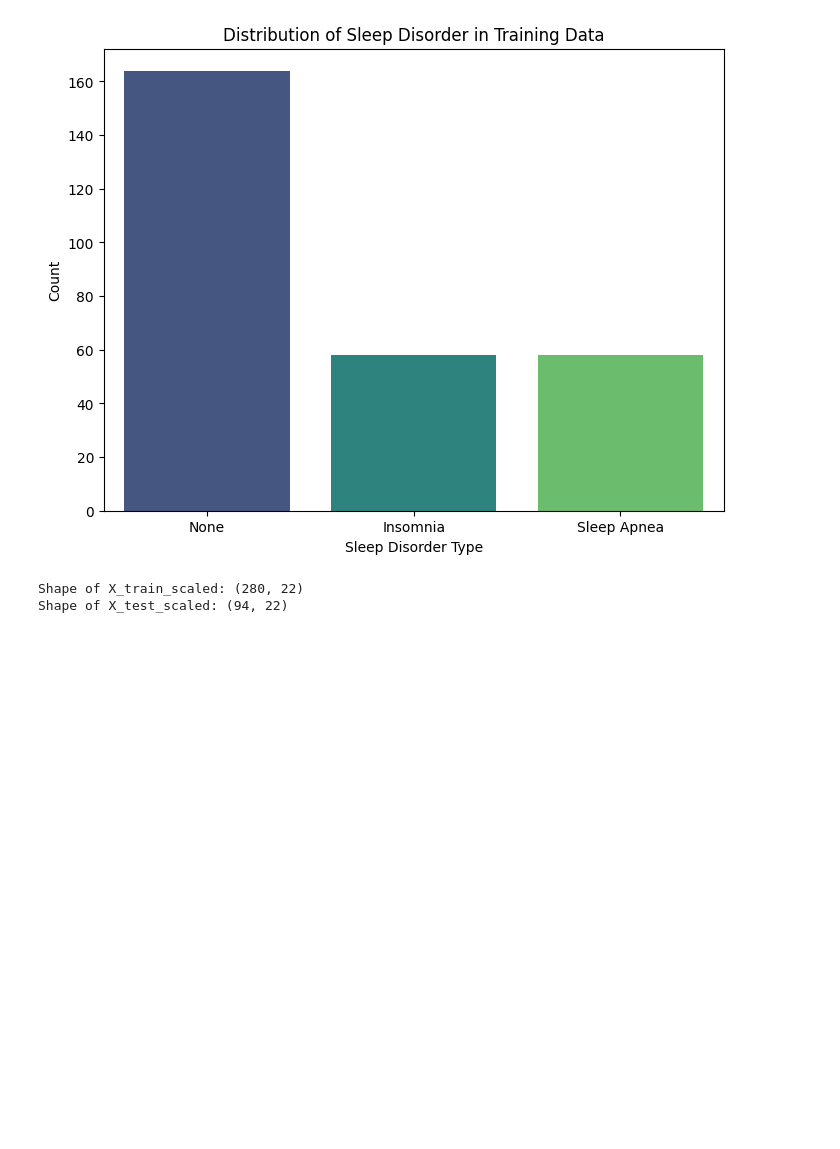
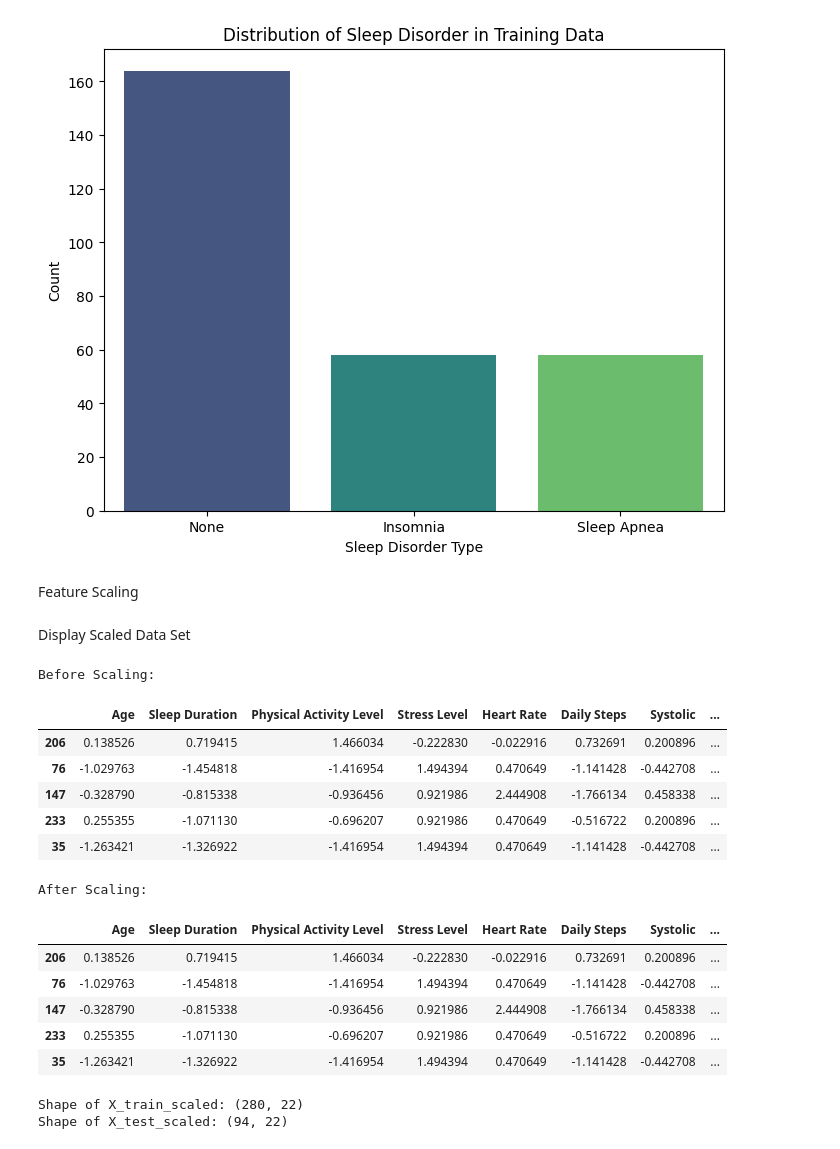
Before and after one commit to Sarasii22/Sleep-Quality-Prediction-Using-Lifestyle-Factors, a Jupyter notebook: Data_Preprocessing.ipynb, the cells around one changed output. Drawn from its saved outputs; the diff is of its cells as text; code cells hidden in the pictures; blank space fills up the shorter version.

```diff
--- a/Data_Preprocessing.ipynb
+++ b/Data_Preprocessing.ipynb
@@ -318,6 +318,63 @@ plt.ylabel('Count')
 plt.show()
 # %% [output]
 [figure]
+# %% [markdown]
+Feature Scaling
+# %%
+from sklearn.preprocessing import StandardScaler
+
+# Keep original copy BEFORE scaling
+X_train_original = X_train.copy()
+X_test_original = X_test.copy()
+
+# Create new scaled datasets
+X_train_scaled = X_train.copy()
+X_test_scaled = X_test.copy()
+
+
+# Initialize scaler
+scaler = StandardScaler()
+
+# Columns to scale (ONLY numerical ones)
+numerical_features = [
+    'Age',
+    'Sleep Duration',
+    'Physical Activity Level',
+    'Stress Level',
+    'Heart Rate',
+    'Daily Steps',
+    'Systolic',
+    'Diastolic'
+]
+
+# Fit ONLY on training data
+X_train_scaled[numerical_features] = scaler.fit_transform(X_train_original[numerical_features])
+
+# Apply SAME transformation to test data
+X_test_scaled[numerical_features] = scaler.transform(X_test_original[numerical_features])
+# %% [markdown]
+Display Scaled Data Set
+# %%
+print("Before Scaling:")
+display(X_train_original[numerical_features].head())
+
+print("After Scaling:")
+display(X_train_scaled[numerical_features].head())
+# %% [output]
+Before Scaling:
+|  | Age | Sleep Duration | Physical Activity Level | Stress Level | Heart Rate | Daily Steps | Systolic | ... |
+| 206 | 0.138526 | 0.719415 | 1.466034 | -0.222830 | -0.022916 | 0.732691 | 0.200896 | ... |
+| 76 | -1.029763 | -1.454818 | -1.416954 | 1.494394 | 0.470649 | -1.141428 | -0.442708 | ... |
+| 147 | -0.328790 | -0.815338 | -0.936456 | 0.921986 | 2.444908 | -1.766134 | 0.458338 | ... |
+| 233 | 0.255355 | -1.071130 | -0.696207 | 0.921986 | 0.470649 | -0.516722 | 0.200896 | ... |
+| 35 | -1.263421 | -1.326922 | -1.416954 | 1.494394 | 0.470649 | -1.141428 | -0.442708 | ... |
+After Scaling:
+|  | Age | Sleep Duration | Physical Activity Level | Stress Level | Heart Rate | Daily Steps | Systolic | ... |
+| 206 | 0.138526 | 0.719415 | 1.466034 | -0.222830 | -0.022916 | 0.732691 | 0.200896 | ... |
+| 76 | -1.029763 | -1.454818 | -1.416954 | 1.494394 | 0.470649 | -1.141428 | -0.442708 | ... |
+| 147 | -0.328790 | -0.815338 | -0.936456 | 0.921986 | 2.444908 | -1.766134 | 0.458338 | ... |
+| 233 | 0.255355 | -1.071130 | -0.696207 | 0.921986 | 0.470649 | -0.516722 | 0.200896 | ... |
+| 35 | -1.263421 | -1.326922 | -1.416954 | 1.494394 | 0.470649 | -1.141428 | -0.442708 | ... |
 # %%
 # Initialize StandardScaler and scale the features
 from sklearn.preprocessing import StandardScaler
```
Also changed, not shown: parts of 3 cells of this notebook.
